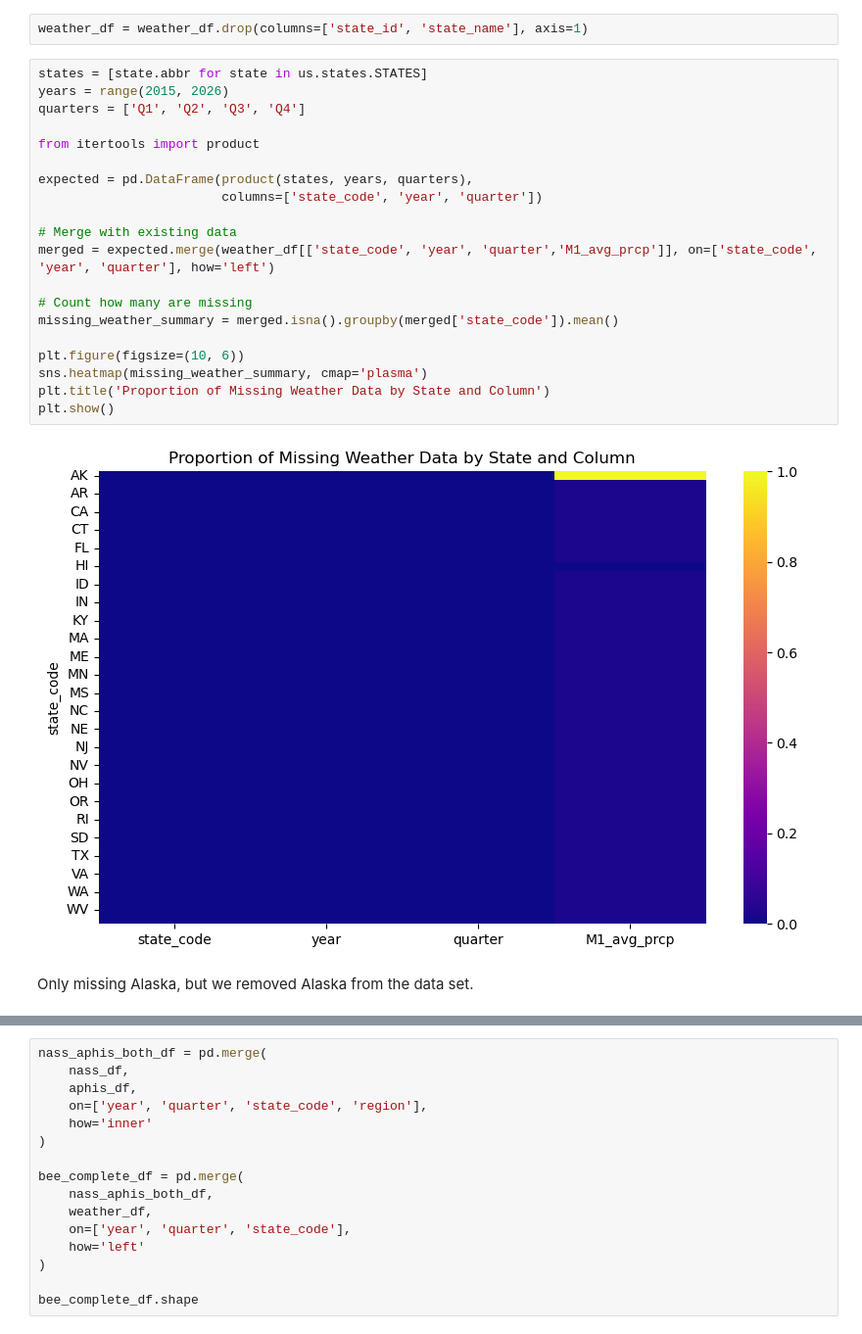
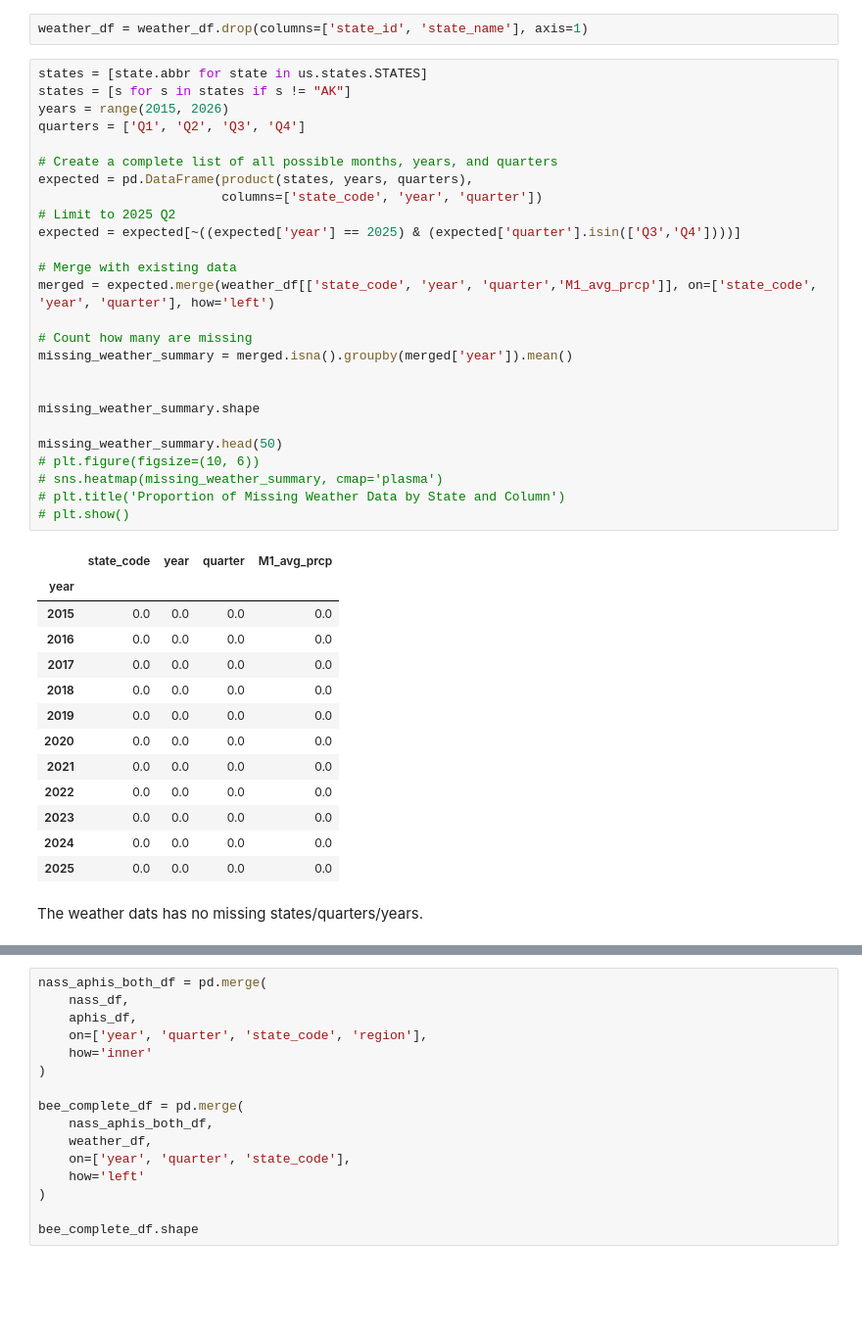
Before and after one commit to Erdos-Projects/fall-2025-bee-health-early-warning-system, a Jupyter notebook: notebooks/final_aggregation.ipynb, the cells around one changed output, grey strips where cells are left out. Shown: that part at 98% size. Saved outputs shown, nothing was run; the diff lists cells and outputs as text; blank space fills up the shorter version.

```diff
--- a/notebooks/final_aggregation.ipynb
+++ b/notebooks/final_aggregation.ipynb
@@ -263,26 +270,44 @@ memory usage: 666.1+ KB
 weather_df = weather_df.drop(columns=['state_id', 'state_name'], axis=1)
 # %%
 states = [state.abbr for state in us.states.STATES]
+states = [s for s in states if s != "AK"]
 years = range(2015, 2026)
 quarters = ['Q1', 'Q2', 'Q3', 'Q4']
 
-from itertools import product
-
+# Create a complete list of all possible months, years, and quarters
 expected = pd.DataFrame(product(states, years, quarters),
                         columns=['state_code', 'year', 'quarter'])
+# Limit to 2025 Q2
+expected = expected[~((expected['year'] == 2025) & (expected['quarter'].isin(['Q3','Q4'])))]
 
 # Merge with existing data
 merged = expected.merge(weather_df[['state_code', 'year', 'quarter','M1_avg_prcp']], on=['state_code', 'year', 'quarter'], how='left')
 
 # Count how many are missing
-missing_weather_summary = merged.isna().groupby(merged['state_code']).mean()
+missing_weather_summary = merged.isna().groupby(merged['year']).mean()
 
-plt.figure(figsize=(10, 6))
-sns.heatmap(missing_weather_summary, cmap='plasma')
-plt.title('Proportion of Missing Weather Data by State and Column')
-plt.show()
+
+missing_weather_summary.shape
+
+missing_weather_summary.head(50)
+# plt.figure(figsize=(10, 6))
+# sns.heatmap(missing_weather_summary, cmap='plasma')
+# plt.title('Proportion of Missing Weather Data by State and Column')
+# plt.show()
 # %% [output]
-[figure, removed]
+|  | state_code | year | quarter | M1_avg_prcp |
+| year |  |  |  |  |
+| 2015 | 0.0 | 0.0 | 0.0 | 0.0 |
+| 2016 | 0.0 | 0.0 | 0.0 | 0.0 |
+| 2017 | 0.0 | 0.0 | 0.0 | 0.0 |
+| 2018 | 0.0 | 0.0 | 0.0 | 0.0 |
+| 2019 | 0.0 | 0.0 | 0.0 | 0.0 |
+| 2020 | 0.0 | 0.0 | 0.0 | 0.0 |
+| 2021 | 0.0 | 0.0 | 0.0 | 0.0 |
+| 2022 | 0.0 | 0.0 | 0.0 | 0.0 |
+| 2023 | 0.0 | 0.0 | 0.0 | 0.0 |
+| 2024 | 0.0 | 0.0 | 0.0 | 0.0 |
+| 2025 | 0.0 | 0.0 | 0.0 | 0.0 |
 # %% [markdown]
-Only missing Alaska, but we removed Alaska from the data set.
+The weather dats has no missing states/quarters/years.
 # %% [markdown]
```
Also changed, not shown: parts of 50 cells of this notebook, 4 other files.
